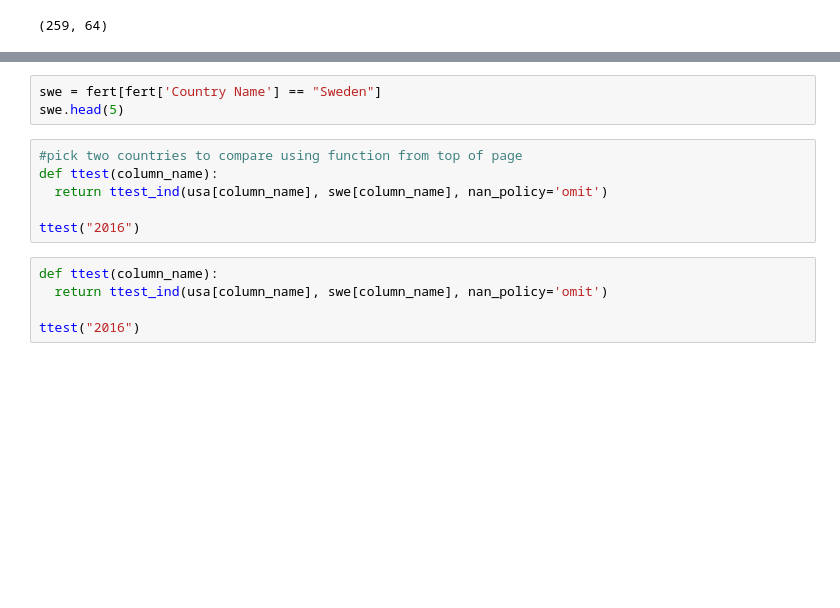
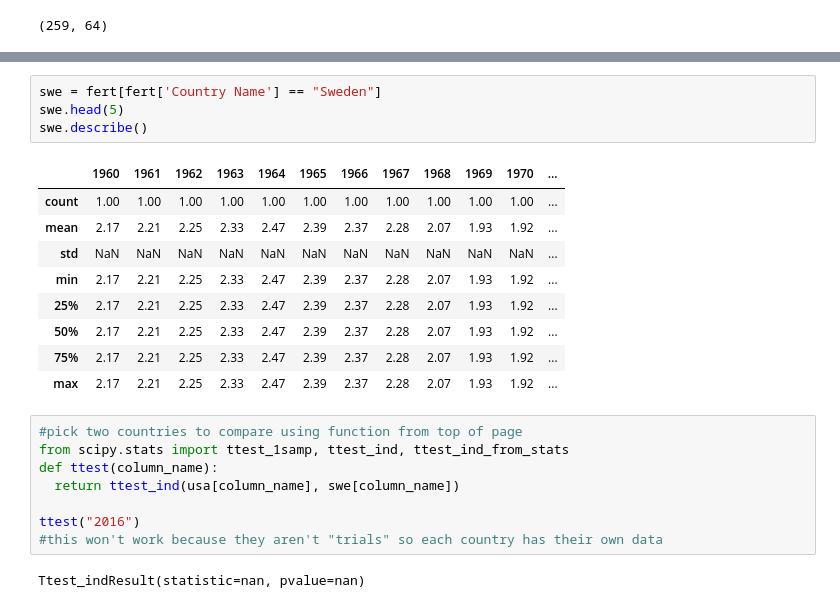
Before and after one commit to michhottinger/DS-Unit-1-Sprint-2-Statistics, a Jupyter notebook: 1_Michelle_Hottinger_DS_121_Statistics_Probability_Assignment.ipynb, the cells around one changed output, grey strips where cells are left out. Saved outputs shown, nothing was run; the diff lists cells and outputs as text; blank space fills up the shorter version.

```diff
--- a/1_Michelle_Hottinger_DS_121_Statistics_Probability_Assignment.ipynb
+++ b/1_Michelle_Hottinger_DS_121_Statistics_Probability_Assignment.ipynb
@@ -319,14 +348,24 @@ usa.head(5)
 # %%
 swe = fert[fert['Country Name'] == "Sweden"]
 swe.head(5)
+swe.describe()
+# %% [output]
+|  | 1960 | 1961 | 1962 | 1963 | 1964 | 1965 | 1966 | 1967 | 1968 | 1969 | 1970 | ... |
+| count | 1.00 | 1.00 | 1.00 | 1.00 | 1.00 | 1.00 | 1.00 | 1.00 | 1.00 | 1.00 | 1.00 | ... |
+| mean | 2.17 | 2.21 | 2.25 | 2.33 | 2.47 | 2.39 | 2.37 | 2.28 | 2.07 | 1.93 | 1.92 | ... |
+| std | NaN | NaN | NaN | NaN | NaN | NaN | NaN | NaN | NaN | NaN | NaN | ... |
+| min | 2.17 | 2.21 | 2.25 | 2.33 | 2.47 | 2.39 | 2.37 | 2.28 | 2.07 | 1.93 | 1.92 | ... |
+| 25% | 2.17 | 2.21 | 2.25 | 2.33 | 2.47 | 2.39 | 2.37 | 2.28 | 2.07 | 1.93 | 1.92 | ... |
+| 50% | 2.17 | 2.21 | 2.25 | 2.33 | 2.47 | 2.39 | 2.37 | 2.28 | 2.07 | 1.93 | 1.92 | ... |
+| 75% | 2.17 | 2.21 | 2.25 | 2.33 | 2.47 | 2.39 | 2.37 | 2.28 | 2.07 | 1.93 | 1.92 | ... |
+| max | 2.17 | 2.21 | 2.25 | 2.33 | 2.47 | 2.39 | 2.37 | 2.28 | 2.07 | 1.93 | 1.92 | ... |
 # %%
 #pick two countries to compare using function from top of page
+from scipy.stats import ttest_1samp, ttest_ind, ttest_ind_from_stats
 def ttest(column_name):
-  return ttest_ind(usa[column_name], swe[column_name], nan_policy='omit')
+  return ttest_ind(usa[column_name], swe[column_name])
 
 ttest("2016")
+#this won't work because they aren't "trials" so each country has their own data
+# %% [output]
+Ttest_indResult(statistic=nan, pvalue=nan)
-# %%
-def ttest(column_name):
-  return ttest_ind(usa[column_name], swe[column_name], nan_policy='omit')
-
-ttest("2016")
```
Also changed, not shown: parts of 6 cells of this notebook.
